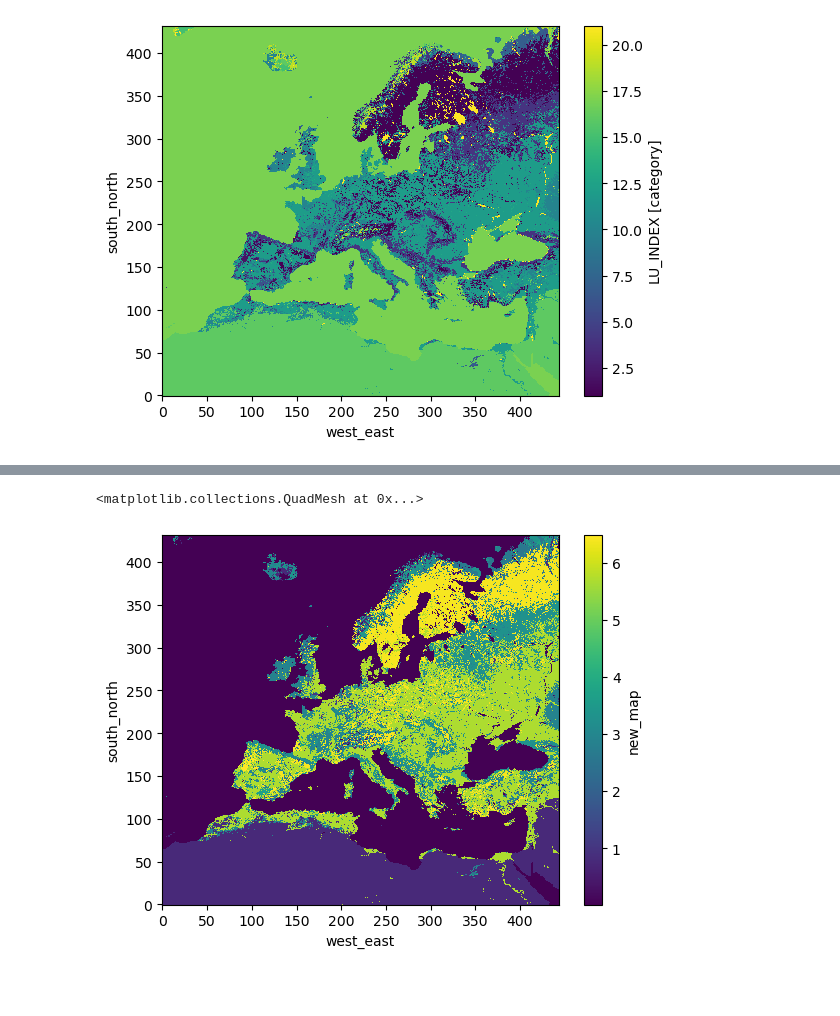
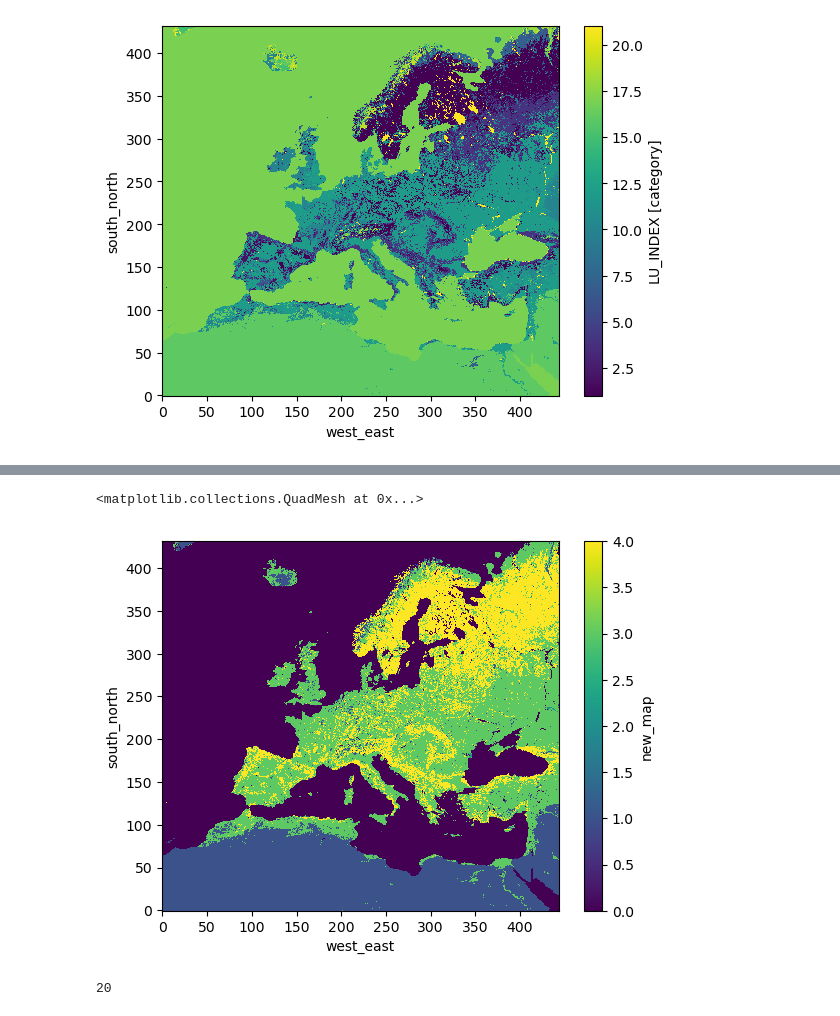
Before and after one commit to sierrapor/TFG, a Jupyter notebook: VegeTables.ipynb, the cells around one changed output, grey strips where cells are left out. Saved outputs shown, nothing was run; the diff lists cells and outputs as text; code cells hidden in the pictures; blank space fills up the shorter version.

Commit message:
LU index mismatch fixed

```diff
--- a/VegeTables.ipynb
+++ b/VegeTables.ipynb
@@ -66,20 +66,20 @@ def obtain_table_values(tables, tabla):
 # %%
 #The function reads line by line and finds the name of the table, then return the data below in a str list
-def read_tables(tables, tabla):
+def read_tables(tables_names, tabla):
     datos_tabla = []
-    if tabla in tables:
+    if tabla in tables_names:
         for i, line in enumerate(table_as_list):
             if line == tabla:
-                datos_tabla = table_as_list[obtain_table_values(tables,tabla)[1]:int(obtain_table_values(tables,tabla)[2]+1)]  # 1 for "start", 2 for "end"
+                datos_tabla = table_as_list[obtain_table_values(tables_names,tabla)[1]:int(obtain_table_values(tables_names,tabla)[2]+1)]  # 1 for "start", 2 for "end"
         return datos_tabla
     else:
         return None
-#read_tables(tables,'MODIFIED_IGBP_MODIS_NOAH')
+#read_tables(tables_names,'MODIFIED_IGBP_MODIS_NOAH')
 # %%
 #The function creates a DataFrame from the list returned from the function "read_table" and set the index and columns names
-def tables_to_df(tables, tabla):
-    if tabla in tables:
-        df = pd.DataFrame(read_tables(tables, tabla))
+def tables_to_df(tables_names, tabla):
+    if tabla in tables_names:
+        df = pd.DataFrame(read_tables(tables_names, tabla))
         df.rename(columns={0:'col'},inplace=True) #renames the first column of the DataFrame to 'col'
         df = df.col.str.split(",", expand=True) #splits the 'col' column of the DataFrame based on commas and expands it into separate columns
         df = df.drop(0, axis = 1) # drops the first column of the DataFrame
@@ -98,5 +98,5 @@ def tables_to_df(tables, tabla):
     else:
         return None
 
-tables_to_df(tables,'MODI-RUC')
+tables_to_df(tables_names,'MODIFIED_IGBP_MODIS_NOAH')
 # %% [output]
@@ -120,31 +120,37 @@ tables_to_df(tables,'MODI-RUC')
 # %%
 #The function reads the returned Dataframe from tables_to_df, creates a list with the values of the
 #LU_INDEX variable from the Dataset and returns a numpy array with its matching value from the Dataframe
-def cross_tables(tables,tabla,column):
-    df = tables_to_df(tables,tabla)
+def cross_tables(tables_names,tabla,column):
+    df = tables_to_df(tables_names,tabla)
     lu_index = ds['LU_INDEX'][0,:,:].to_numpy().reshape(1, 432, 444)#Same dimmensions as the LU_INDEX variable in the DataSet
-    if tabla in tables and column in df.columns:
+    if tabla in tables_names and column in df.columns:
         col = df.columns.get_loc(column)#Obtain the iloc for the given column
         new_map = lu_index.copy()
+        new_map[new_map == 21] = 17#21 stands for Lakes in land use index. It is assigned to 17 which is Water in MODIS NOAH data table.
         for i in range(len(df.index)):
             new_map[new_map == i+1] = df.iloc[i,col]
         return new_map
     else:
         return None
-#cross_tables(tables,'MODIFIED_IGBP_MODIS_NOAH','HS')
+#cross_tables(tables_names,'MODIFIED_IGBP_MODIS_NOAH','SNUP')
 # %%
 #The function calls all previous functions
-def megafunction(tables,tabla,column):
-    obtain_table_values(tables, tabla)
-    read_tables(tables, tabla)
-    tables_to_df(tables, tabla)
-    return cross_tables(tables,tabla,column)
-#megafunction(tables,'MODI-RUC','ALBEDO')
+def megafunction(tables_names,tabla,column):
+    obtain_table_values(tables_names, tabla)
+    read_tables(tables_names, tabla)
+    tables_to_df(tables_names, tabla)
+    return cross_tables(tables_names,tabla,column)
+#megafunction(tables_names,'MODIFIED_IGBP_MODIS_NOAH','LAIMIN')
 # %%
 #Add the new data to the DataSet and plot it
-new_map= xr.DataArray(megafunction(tables,'MODI-RUC','LAI'), dims=['Time', 'south_north', 'west_east'])
+new_map= xr.DataArray(megafunction(tables_names,'MODIFIED_IGBP_MODIS_NOAH','NROOT'), dims=['Time', 'south_north', 'west_east'])
 ds['new_map'] = new_map
 ds['new_map'][0].plot()
 # %% [output]
 <matplotlib.collections.QuadMesh at 0x...>
-[figure, old version]
+[figure, new version]
+# %%
+df = tables_to_df(tables_names,'MODIFIED_IGBP_MODIS_NOAH')
+len(df.index)
+# %% [output]
+20
```
Also changed, not shown: parts of 4 cells of this notebook.
